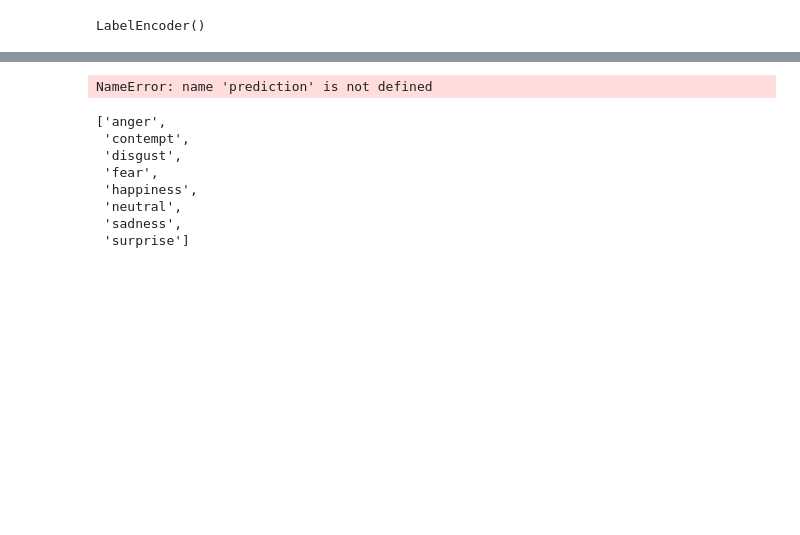
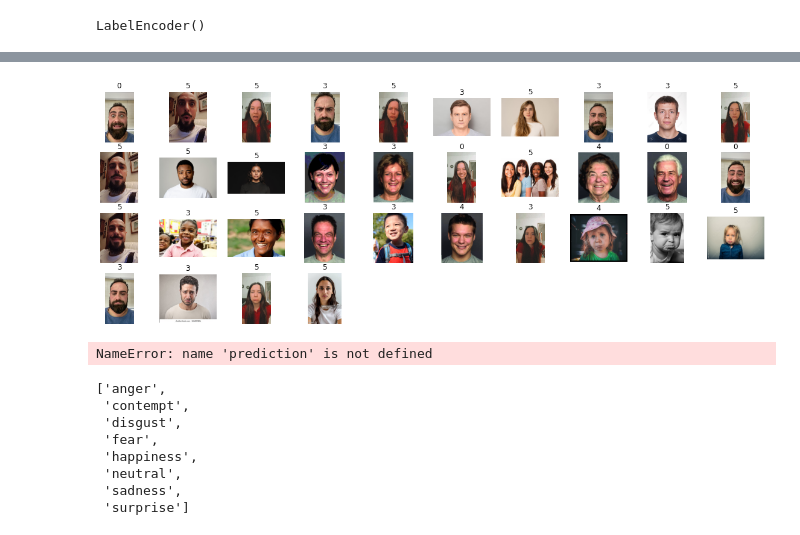
Before and after one commit to Hiidekii/HoN-HappyOrNot-, a Jupyter notebook: model_2[face_encoding@sklearn].ipynb, the cells around one changed output, grey strips where cells are left out. Cells and saved outputs as stored; diff of their text form; code cells hidden in the pictures; blank space fills up the shorter version.

```diff
--- a/model_2[face_encoding@sklearn].ipynb
+++ b/model_2[face_encoding@sklearn].ipynb
@@ -84,5 +90,7 @@ array([[0.41176471, 0.41176471, 0.41176471, ..., 0.20392157, 0.20392157,
 # %%
 categories = list(set(state))
+# %%
+categories = ['sadness', 'disgust', 'surprise', 'anger', 'fear', 'neutral', 'happiness']
 # %%
 from sklearn.preprocessing import  LabelEncoder
 # %%
@@ -106,7 +115,7 @@ from sklearn.ensemble import RandomForestClassifier
 # %%
 models = {
     "KNN":KNeighborsClassifier(),
-    "RF":RandomForestClassifier()
+    "RF":RandomForestClassifier(),
 }
 # %%
 for name,m in models.items():
@@ -125,7 +134,7 @@ for item in data_pred:
 imgs_pred = [Image.open(p) for p in imgs_pred]
 imgs_array_pred = []
 for f in imgs_pred:
-    img = f.convert("RGB").resize((HEIGHT, WIDTH))
+    img = f.convert("L").resize((HEIGHT, WIDTH))
     imgs_array_pred.append(np.array(img))
 imgs_array_pred = np.array(imgs_array_pred)
 # %%
@@ -133,5 +146,5 @@ state_pred = le.transform(state_pred)
 # %%
-imgs_pred_flat = imgs_array_pred.reshape(20,200*200*3)/255
+imgs_pred_flat = imgs_array_pred.reshape(34,48*48)/255
 # %%
 y_pred = {}
 for name, m in models.items():
@@ -146,3 +159,12 @@ metrics
+# %%
+plt.figure(figsize=(20,20))
+for i in range(len(imgs_pred)):
+    plt.subplot(11,10,i+1)
+    plt.imshow(imgs_pred[i])
+    plt.title(y_pred["RF"][i])
+    plt.axis("off")
+# %% [output]
+[figure, added]
 # %%
 prediction.argmax(axis = -1)
 # %% [output]
```
Also changed, not shown: parts of 13 cells of this notebook, 6 other files.
